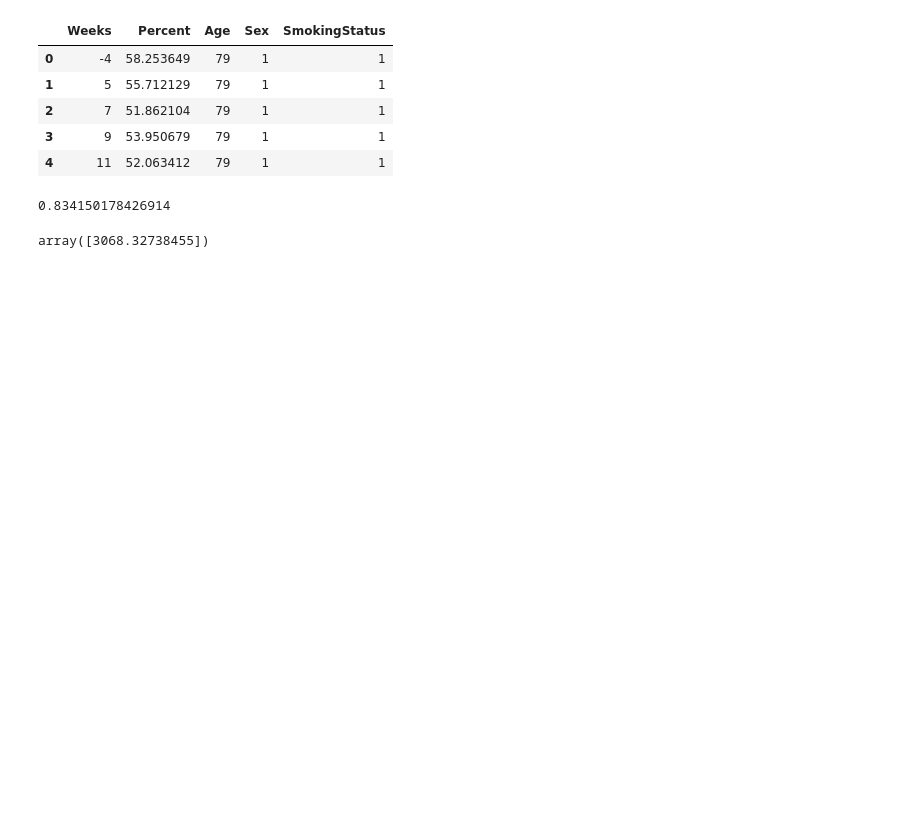
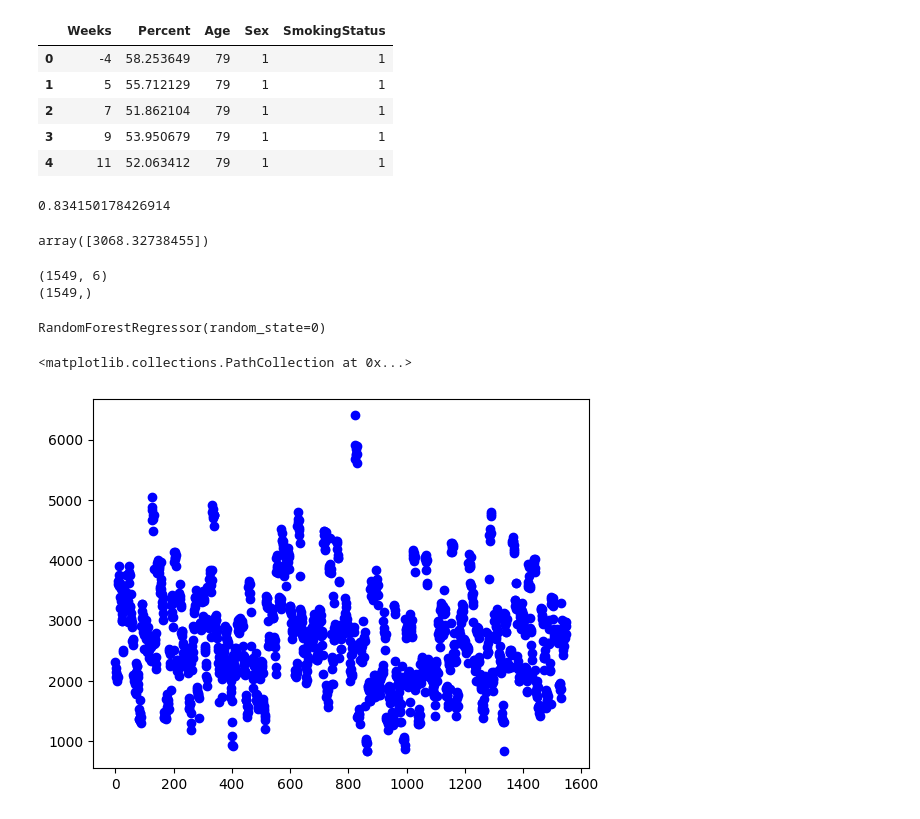
Before and after one commit to chrisfxu/datathon-2023, a Jupyter notebook: model.ipynb, the cells around one changed output. Saved outputs shown, nothing was run; the diff lists cells and outputs as text; code cells hidden in the pictures; blank space fills up the shorter version.

Commit message:
added random forest regressor

```diff
--- a/model.ipynb
+++ b/model.ipynb
@@ -6,2 +10,3 @@ from sklearn.linear_model import LinearRegression
 # %%
-train = pd.read_csv('train.csv')
+train = pd.read_csv('data/train.csv')
+train
@@ -48,3 +49,21 @@ reg.score(X, y)
 reg.predict(np.array([[1, 80.9, 67, 1, 1]]))
 # %% [output]
 array([3068.32738455])
+# %%
+train
+
+print(X.shape)
+print(y.shape)
+# %% [output]
+(1549, 6)
+(1549,)
+# %%
+regressor = RandomForestRegressor(n_estimators=100, random_state=0)
+regressor.fit(X,y)
+# %% [output]
+RandomForestRegressor(random_state=0)
+# %%
+plt.scatter(X["age"], y, color = 'blue')
+# %% [output]
+<matplotlib.collections.PathCollection at 0x...>
+[figure, added]
```
Also changed, not shown: parts of 7 cells of this notebook.
